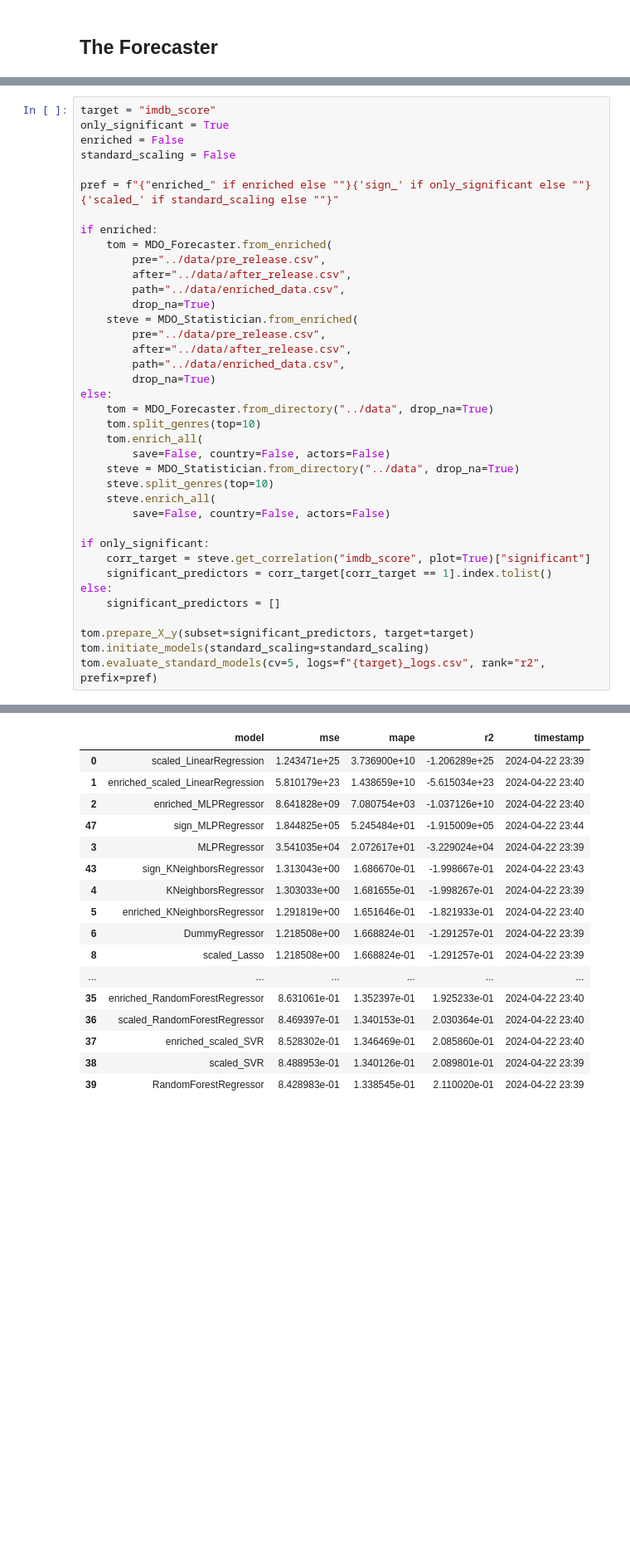
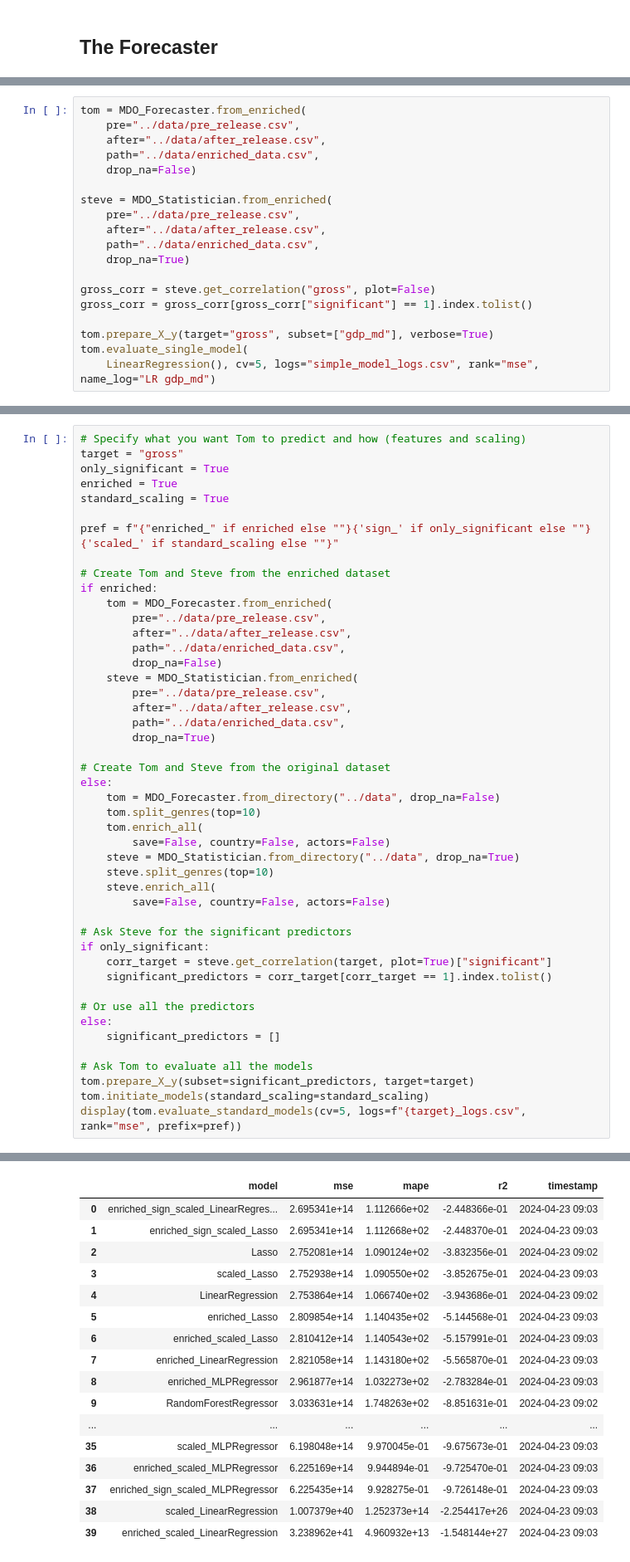
Before and after one commit to MathieuDemarets/hackathon, a Jupyter notebook: scripts/movie_director_office.ipynb, the cells around one changed output, grey strips where cells are left out. Shown at 83% size. Cells and saved outputs as stored; diff of their text form; blank space fills up the shorter version.

```diff
--- a/scripts/movie_cfo.ipynb
+++ b/scripts/movie_director_office.ipynb
@@ -1229,0 +1322,19 @@ class MDO_Forecaster(MDO_Researcher):
+# %%
+tom = MDO_Forecaster.from_enriched(
+    pre="../data/pre_release.csv",
+    after="../data/after_release.csv",
+    path="../data/enriched_data.csv",
+    drop_na=False)
+
+steve = MDO_Statistician.from_enriched(
+    pre="../data/pre_release.csv",
+    after="../data/after_release.csv",
+    path="../data/enriched_data.csv",
+    drop_na=True)
+
+gross_corr = steve.get_correlation("gross", plot=False)
+gross_corr = gross_corr[gross_corr["significant"] == 1].index.tolist()
+
+tom.prepare_X_y(target="gross", subset=["gdp_md"], verbose=True)
+tom.evaluate_single_model(
+    LinearRegression(), cv=5, logs="simple_model_logs.csv", rank="mse", name_log="LR gdp_md")
@@ -1230,24 +1379,28 @@ class MDO_Forecaster(MDO_Researcher):
 # %%
-target = "imdb_score"
+# Specify what you want Tom to predict and how (features and scaling)
+target = "gross"
 only_significant = True
-enriched = False
-standard_scaling = False
+enriched = True
+standard_scaling = True
 
 pref = f"{"enriched_" if enriched else ""}{'sign_' if only_significant else ""}{'scaled_' if standard_scaling else ""}"
 
+# Create Tom and Steve from the enriched dataset
 if enriched:
     tom = MDO_Forecaster.from_enriched(
         pre="../data/pre_release.csv",
         after="../data/after_release.csv",
         path="../data/enriched_data.csv",
-        drop_na=True)
+        drop_na=False)
     steve = MDO_Statistician.from_enriched(
         pre="../data/pre_release.csv",
         after="../data/after_release.csv",
         path="../data/enriched_data.csv",
         drop_na=True)
+
+# Create Tom and Steve from the original dataset
 else:
-    tom = MDO_Forecaster.from_directory("../data", drop_na=True)
+    tom = MDO_Forecaster.from_directory("../data", drop_na=False)
     tom.split_genres(top=10)
     tom.enrich_all(
         save=False, country=False, actors=False)
@@ -1256,13 +1409,17 @@ else:
     steve.enrich_all(
         save=False, country=False, actors=False)
 
+# Ask Steve for the significant predictors
 if only_significant:
-    corr_target = steve.get_correlation("imdb_score", plot=True)["significant"]
+    corr_target = steve.get_correlation(target, plot=True)["significant"]
     significant_predictors = corr_target[corr_target == 1].index.tolist()
+
+# Or use all the predictors
 else:
     significant_predictors = []
 
+# Ask Tom to evaluate all the models
 tom.prepare_X_y(subset=significant_predictors, target=target)
 tom.initiate_models(standard_scaling=standard_scaling)
-tom.evaluate_standard_models(cv=5, logs=f"{target}_logs.csv", rank="r2", prefix=pref)
+display(tom.evaluate_standard_models(cv=5, logs=f"{target}_logs.csv", rank="mse", prefix=pref))
 # %% [output]
@@ -1274,25 +1431,25 @@ tom.evaluate_standard_models(cv=5, logs=f"{target}_logs.csv", rank="r2", prefix=
 Evaluating DummyRegressor
 Evaluating LinearRegression
 Evaluating Lasso
 Evaluating KNeighborsRegressor
 Evaluating SVR
 Evaluating RandomForestRegressor
 Evaluating XGBRegressor
 Evaluating MLPRegressor
 |  | model | mse | mape | r2 | timestamp |
-| 0 | scaled_LinearRegression | 1.243471e+25 | 3.736900e+10 | -1.206289e+25 | 2024-04-22 23:39 |
-| 1 | enriched_scaled_LinearRegression | 5.810179e+23 | 1.438659e+10 | -5.615034e+23 | 2024-04-22 23:40 |
-| 2 | enriched_MLPRegressor | 8.641828e+09 | 7.080754e+03 | -1.037126e+10 | 2024-04-22 23:40 |
-| 47 | sign_MLPRegressor | 1.844825e+05 | 5.245484e+01 | -1.915009e+05 | 2024-04-22 23:44 |
-| 3 | MLPRegressor | 3.541035e+04 | 2.072617e+01 | -3.229024e+04 | 2024-04-22 23:39 |
-| 43 | sign_KNeighborsRegressor | 1.313043e+00 | 1.686670e-01 | -1.998667e-01 | 2024-04-22 23:43 |
-| 4 | KNeighborsRegressor | 1.303033e+00 | 1.681655e-01 | -1.998267e-01 | 2024-04-22 23:39 |
-| 5 | enriched_KNeighborsRegressor | 1.291819e+00 | 1.651646e-01 | -1.821933e-01 | 2024-04-22 23:40 |
-| 6 | DummyRegressor | 1.218508e+00 | 1.668824e-01 | -1.291257e-01 | 2024-04-22 23:39 |
-| 8 | scaled_Lasso | 1.218508e+00 | 1.668824e-01 | -1.291257e-01 | 2024-04-22 23:39 |
+| 0 | enriched_sign_scaled_LinearRegres... | 2.695341e+14 | 1.112666e+02 | -2.448366e-01 | 2024-04-23 09:03 |
+| 1 | enriched_sign_scaled_Lasso | 2.695341e+14 | 1.112668e+02 | -2.448370e-01 | 2024-04-23 09:03 |
+| 2 | Lasso | 2.752081e+14 | 1.090124e+02 | -3.832356e-01 | 2024-04-23 09:02 |
+| 3 | scaled_Lasso | 2.752938e+14 | 1.090550e+02 | -3.852675e-01 | 2024-04-23 09:03 |
+| 4 | LinearRegression | 2.753864e+14 | 1.066740e+02 | -3.943686e-01 | 2024-04-23 09:02 |
+| 5 | enriched_Lasso | 2.809854e+14 | 1.140435e+02 | -5.144568e-01 | 2024-04-23 09:03 |
+| 6 | enriched_scaled_Lasso | 2.810412e+14 | 1.140543e+02 | -5.157991e-01 | 2024-04-23 09:03 |
+| 7 | enriched_LinearRegression | 2.821058e+14 | 1.143180e+02 | -5.565870e-01 | 2024-04-23 09:03 |
+| 8 | enriched_MLPRegressor | 2.961877e+14 | 1.032273e+02 | -2.783284e-01 | 2024-04-23 09:03 |
+| 9 | RandomForestRegressor | 3.033631e+14 | 1.748263e+02 | -8.851631e-01 | 2024-04-23 09:02 |
 | ... | ... | ... | ... | ... | ... |
-| 35 | enriched_RandomForestRegressor | 8.631061e-01 | 1.352397e-01 | 1.925233e-01 | 2024-04-22 23:40 |
-| 36 | scaled_RandomForestRegressor | 8.469397e-01 | 1.340153e-01 | 2.030364e-01 | 2024-04-22 23:40 |
-| 37 | enriched_scaled_SVR | 8.528302e-01 | 1.346469e-01 | 2.085860e-01 | 2024-04-22 23:40 |
-| 38 | scaled_SVR | 8.488953e-01 | 1.340126e-01 | 2.089801e-01 | 2024-04-22 23:39 |
-| 39 | RandomForestRegressor | 8.428983e-01 | 1.338545e-01 | 2.110020e-01 | 2024-04-22 23:39 |
+| 35 | scaled_MLPRegressor | 6.198048e+14 | 9.970045e-01 | -9.675673e-01 | 2024-04-23 09:03 |
+| 36 | enriched_scaled_MLPRegressor | 6.225169e+14 | 9.944894e-01 | -9.725470e-01 | 2024-04-23 09:03 |
+| 37 | enriched_sign_scaled_MLPRegressor | 6.225435e+14 | 9.928275e-01 | -9.726148e-01 | 2024-04-23 09:03 |
+| 38 | scaled_LinearRegression | 1.007379e+40 | 1.252373e+14 | -2.254417e+26 | 2024-04-23 09:03 |
+| 39 | enriched_scaled_LinearRegression | 3.238962e+41 | 4.960932e+13 | -1.548144e+27 | 2024-04-23 09:03 |
```
Also changed, not shown: parts of 8 cells of this notebook, 8 other files.
